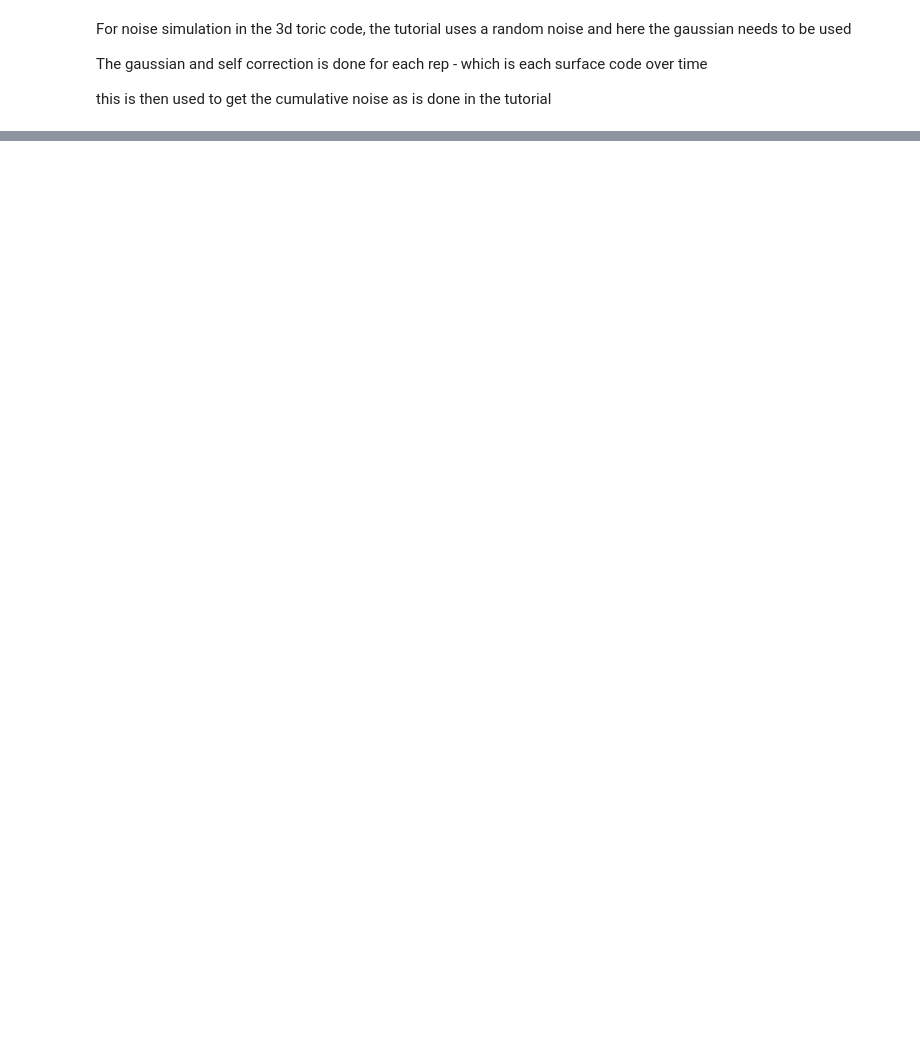
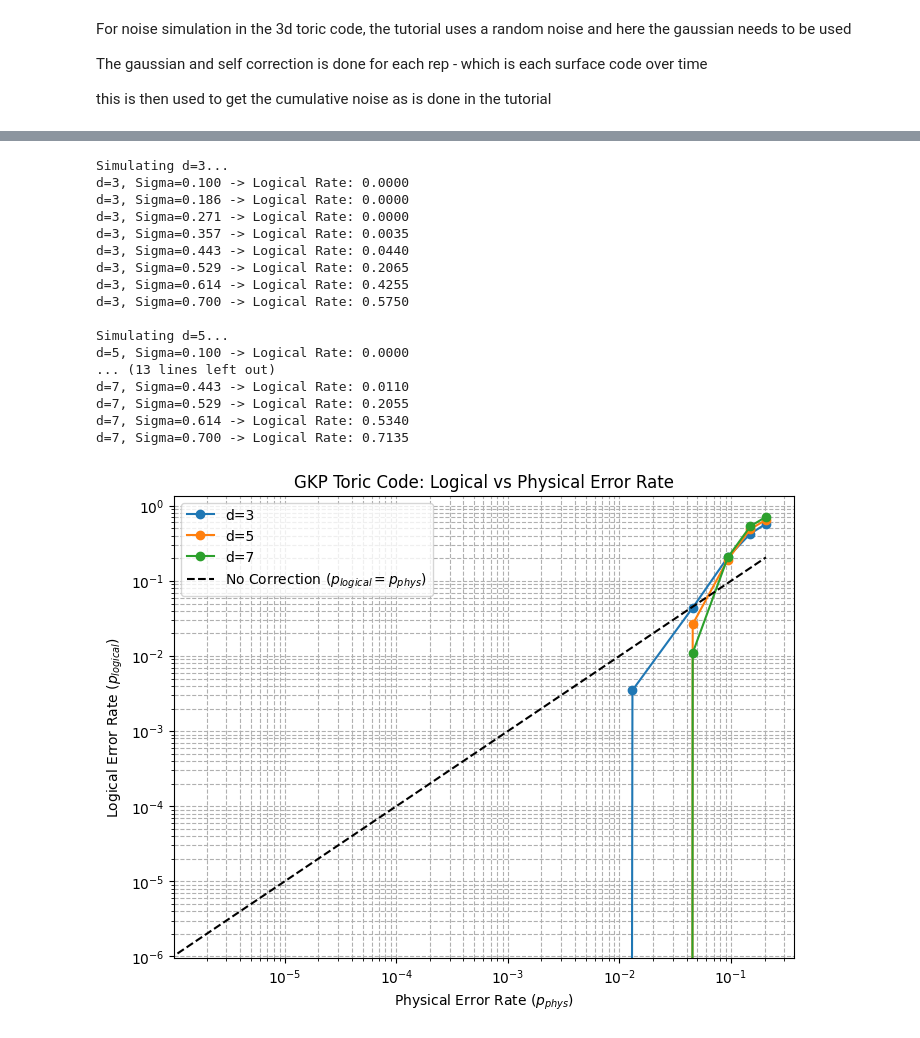
Before and after one commit to laramt04/GKP_QEC_Project_Code, a Jupyter notebook: GKP_toric.ipynb, the cells around one changed output, grey strips where cells are left out. Cells and saved outputs as stored; diff of their text form; code cells hidden in the pictures; blank space fills up the shorter version.

```diff
--- a/GKP_toric.ipynb
+++ b/GKP_toric.ipynb
@@ -252,0 +155,47 @@ plt.show()
+# %%
+from scipy.special import erf
+
+def sigma_to_physical_p(sigma):
+    return 1 - erf(np.sqrt(np.pi) / (2 * np.sqrt(2) * sigma))
+
+sigma_vals = np.linspace(0.1, 0.7, 8)
+
+physical_probs = sigma_to_physical_p(sigma_vals)
+
+plt.figure(figsize=(8, 6))
+
+for d in distances:
+    print(f"\nSimulating d={d}...")
+    rates = gkp_toric_qubit_only(d, sigma_vals, n_trials=2000)
+
+    plt.plot(physical_probs, rates, marker='o', label=f'd={d}')
+
+plt.plot(physical_probs, physical_probs, color='black', linestyle='--', label='No Correction ($p_{logical} = p_{phys}$)')
+
+plt.xscale('log')
+plt.yscale('log')
+plt.xlabel("Physical Error Rate ($p_{phys}$)")
+plt.ylabel("Logical Error Rate ($p_{logical}$)")
+plt.title("GKP Toric Code: Logical vs Physical Error Rate")
+plt.legend()
+plt.grid(True, which="both", ls="--")
+plt.show()
+# %% [output]
+Simulating d=3...
+d=3, Sigma=0.100 -> Logical Rate: 0.0000
+d=3, Sigma=0.186 -> Logical Rate: 0.0000
+d=3, Sigma=0.271 -> Logical Rate: 0.0000
+d=3, Sigma=0.357 -> Logical Rate: 0.0035
+d=3, Sigma=0.443 -> Logical Rate: 0.0440
+d=3, Sigma=0.529 -> Logical Rate: 0.2065
+d=3, Sigma=0.614 -> Logical Rate: 0.4255
+d=3, Sigma=0.700 -> Logical Rate: 0.5750
+
+Simulating d=5...
+d=5, Sigma=0.100 -> Logical Rate: 0.0000
+... (13 lines left out)
+d=7, Sigma=0.443 -> Logical Rate: 0.0110
+d=7, Sigma=0.529 -> Logical Rate: 0.2055
+d=7, Sigma=0.614 -> Logical Rate: 0.5340
+d=7, Sigma=0.700 -> Logical Rate: 0.7135
+[figure, added]
```
Also changed, not shown: parts of 11 cells of this notebook.
